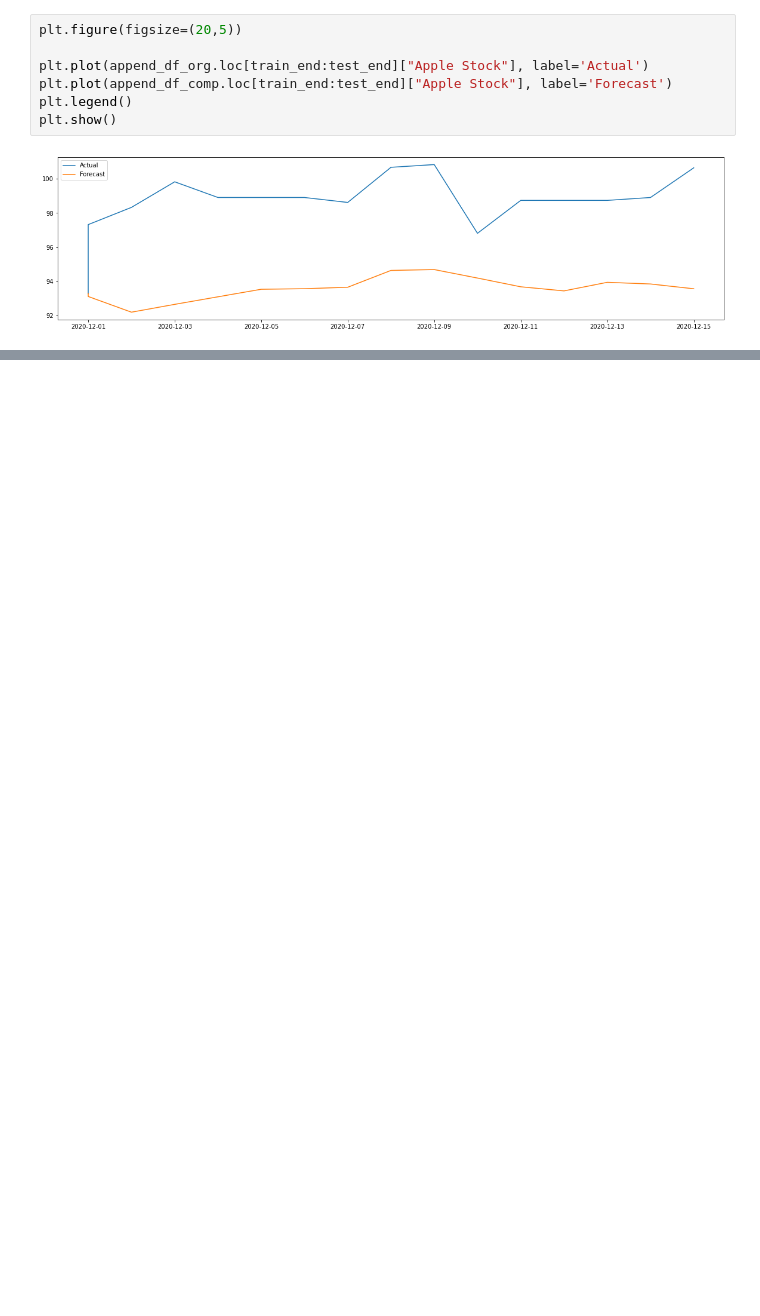
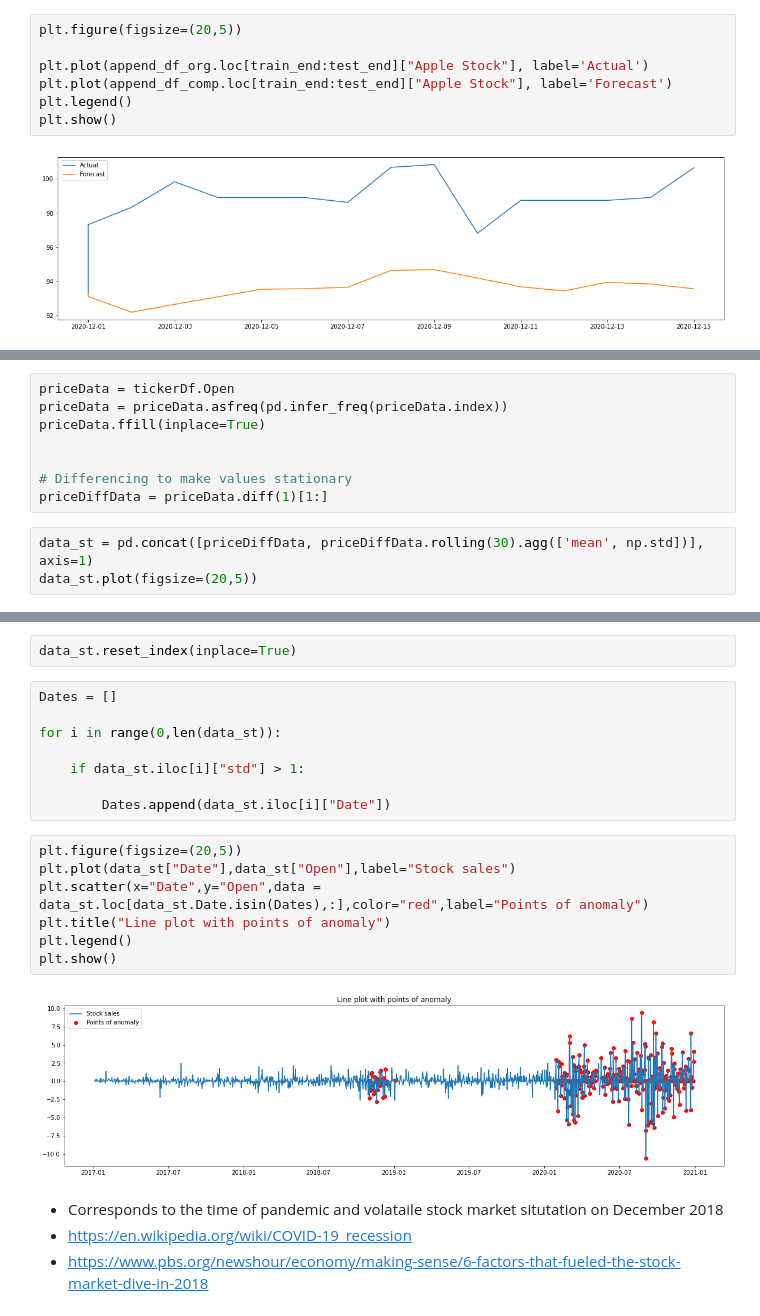
Before and after one commit to vernonalbertabc/Stock-market-forecasting, a Jupyter notebook: Stock Market forecasting .ipynb, the cells around one changed output, grey strips where cells are left out. Drawn from its saved outputs; the diff is of its cells as text; blank space fills up the shorter version.

Commit message:
Added anomaly detection

```diff
--- a/Stock Market forecasting .ipynb
+++ b/Stock Market forecasting .ipynb
@@ -528,0 +526,11 @@ plt.show()
+# %%
+priceData = tickerDf.Open
+priceData = priceData.asfreq(pd.infer_freq(priceData.index))
+priceData.ffill(inplace=True)
+
+
+# Differencing to make values stationary
+priceDiffData = priceData.diff(1)[1:]
+# %%
+data_st = pd.concat([priceDiffData, priceDiffData.rolling(30).agg(['mean', np.std])], axis=1)
+data_st.plot(figsize=(20,5))
@@ -528,0 +562,23 @@ plt.show()
+# %%
+data_st.reset_index(inplace=True)
+# %%
+Dates = []
+
+for i in range(0,len(data_st)):
+
+    if data_st.iloc[i]["std"] > 1:
+
+        Dates.append(data_st.iloc[i]["Date"])
+# %%
+plt.figure(figsize=(20,5))
+plt.plot(data_st["Date"],data_st["Open"],label="Stock sales")
+plt.scatter(x="Date",y="Open",data = data_st.loc[data_st.Date.isin(Dates),:],color="red",label="Points of anomaly")
+plt.title("Line plot with points of anomaly")
+plt.legend()
+plt.show()
+# %% [output]
+[figure, added]
+# %% [markdown]
+- Corresponds to the time of pandemic and volataile stock market situtation on December 2018
+- https://en.wikipedia.org/wiki/COVID-19_recession
+- https://www.pbs.org/newshour/economy/making-sense/6-factors-that-fueled-the-stock-market-dive-in-2018
```
Also changed, not shown: parts of 21 cells of this notebook, 1 other file.
